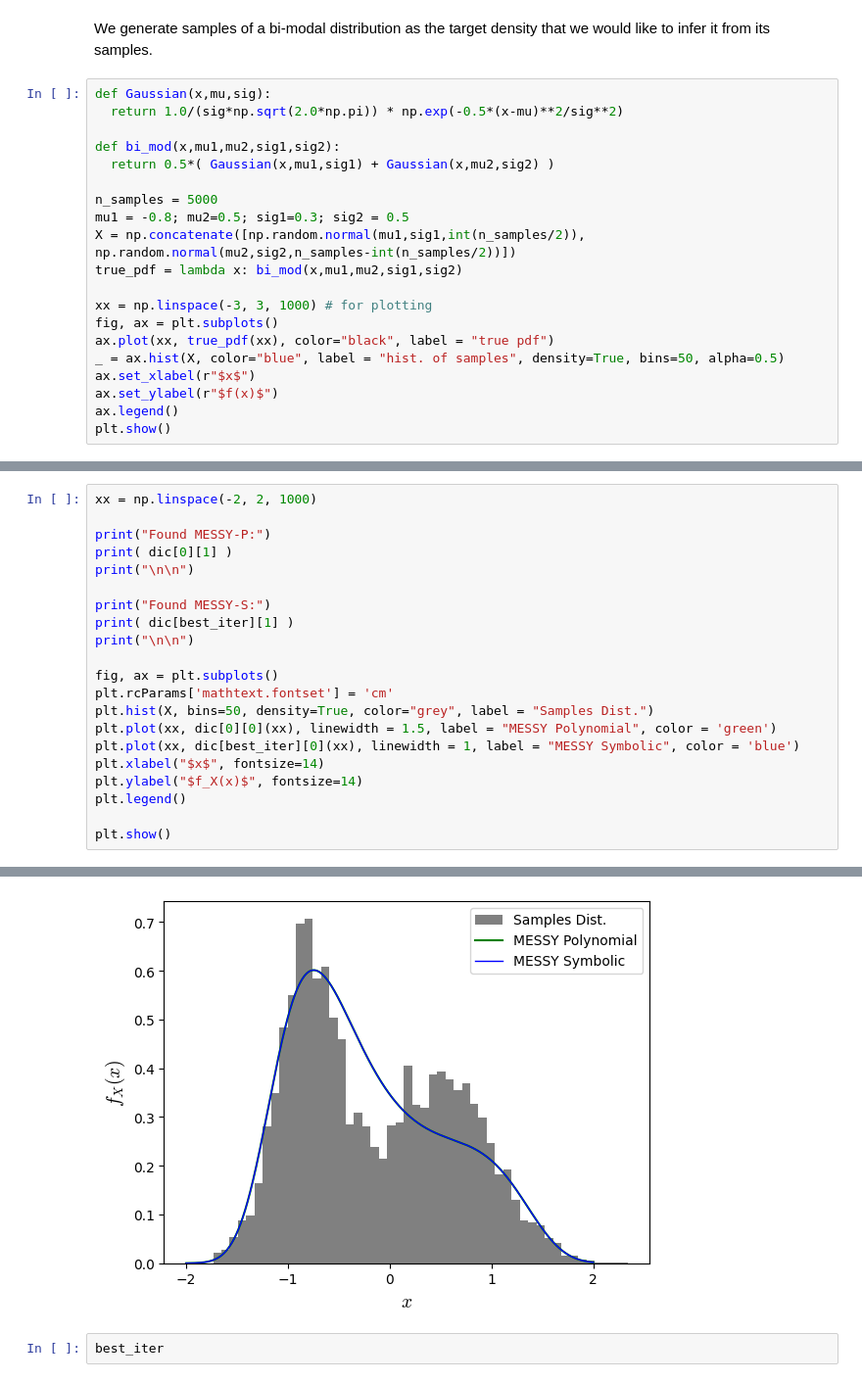
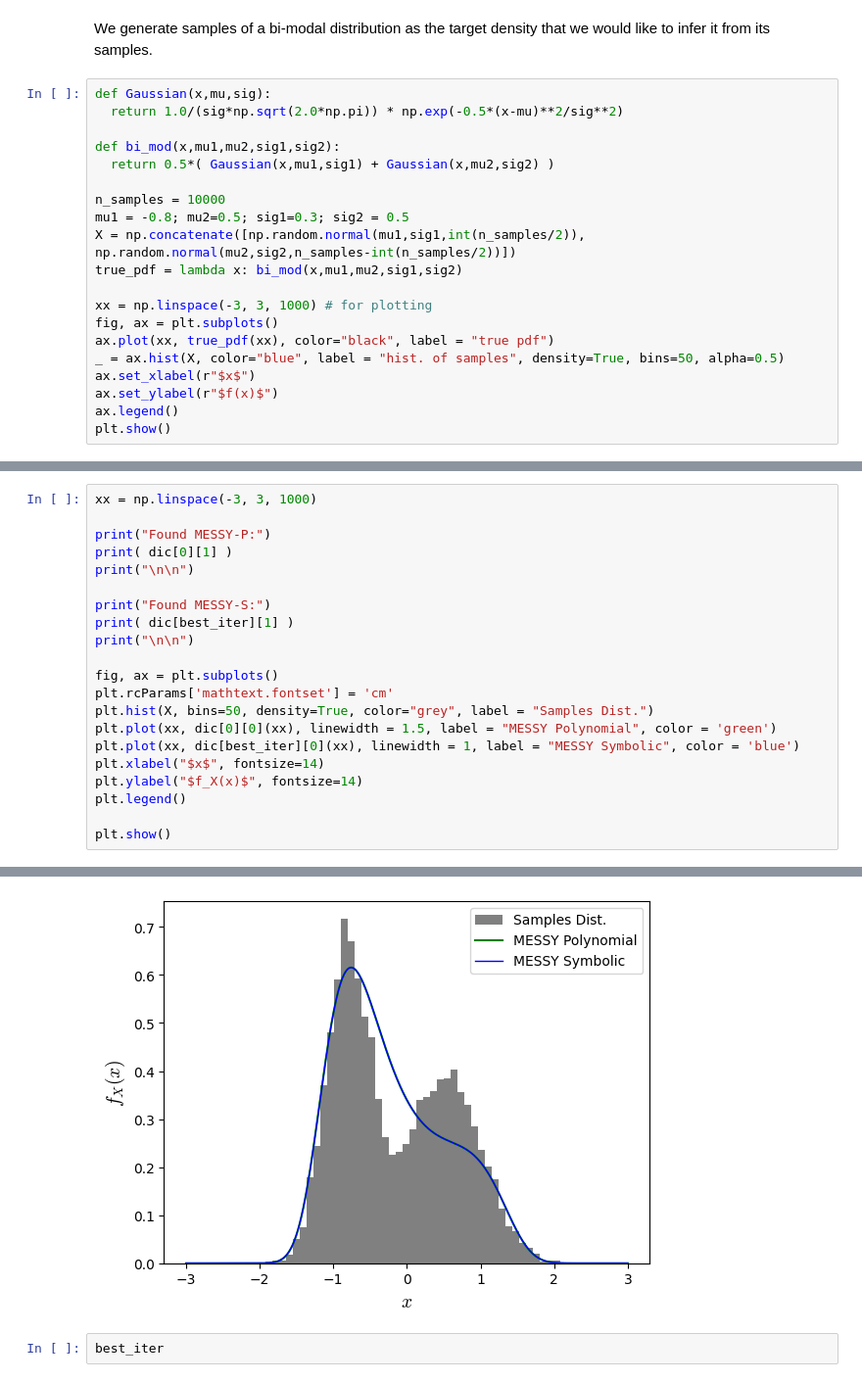
Before and after one commit to mohsensadr/MESSY, a Jupyter notebook: example/BiModal_1D.ipynb, the cells around one changed output, grey strips where cells are left out. Shown: that part at 98% size. Cells and saved outputs as stored; diff of their text form.

```diff
--- a/example/BiModal_1D.ipynb
+++ b/example/BiModal_1D.ipynb
@@ -15,7 +15,7 @@ def Gaussian(x,mu,sig):
 def bi_mod(x,mu1,mu2,sig1,sig2):
   return 0.5*( Gaussian(x,mu1,sig1) + Gaussian(x,mu2,sig2) )
 
-n_samples = 5000
+n_samples = 10000
 mu1 = -0.8; mu2=0.5; sig1=0.3; sig2 = 0.5
 X = np.concatenate([np.random.normal(mu1,sig1,int(n_samples/2)), np.random.normal(mu2,sig2,n_samples-int(n_samples/2))])
 true_pdf = lambda x: bi_mod(x,mu1,mu2,sig1,sig2)
@@ -60,7 +60,7 @@ exp(-1.85610641141097*sin(x**2)**2 + 2.2160997414731*sin(x**2))
 SDE done, Starting MxED
 MxED done
 # %%
-xx = np.linspace(-2, 2, 1000)
+xx = np.linspace(-3, 3, 1000)
 
 print("Found MESSY-P:")
 print( dic[0][1] )
@@ -91,4 +91,4 @@ Found MESSY-S:
-[figure, old version]
+[figure, new version]
 # %%
 best_iter
 # %% [output]
```
Also changed, not shown: parts of 3 cells of this notebook, 3 other files.
